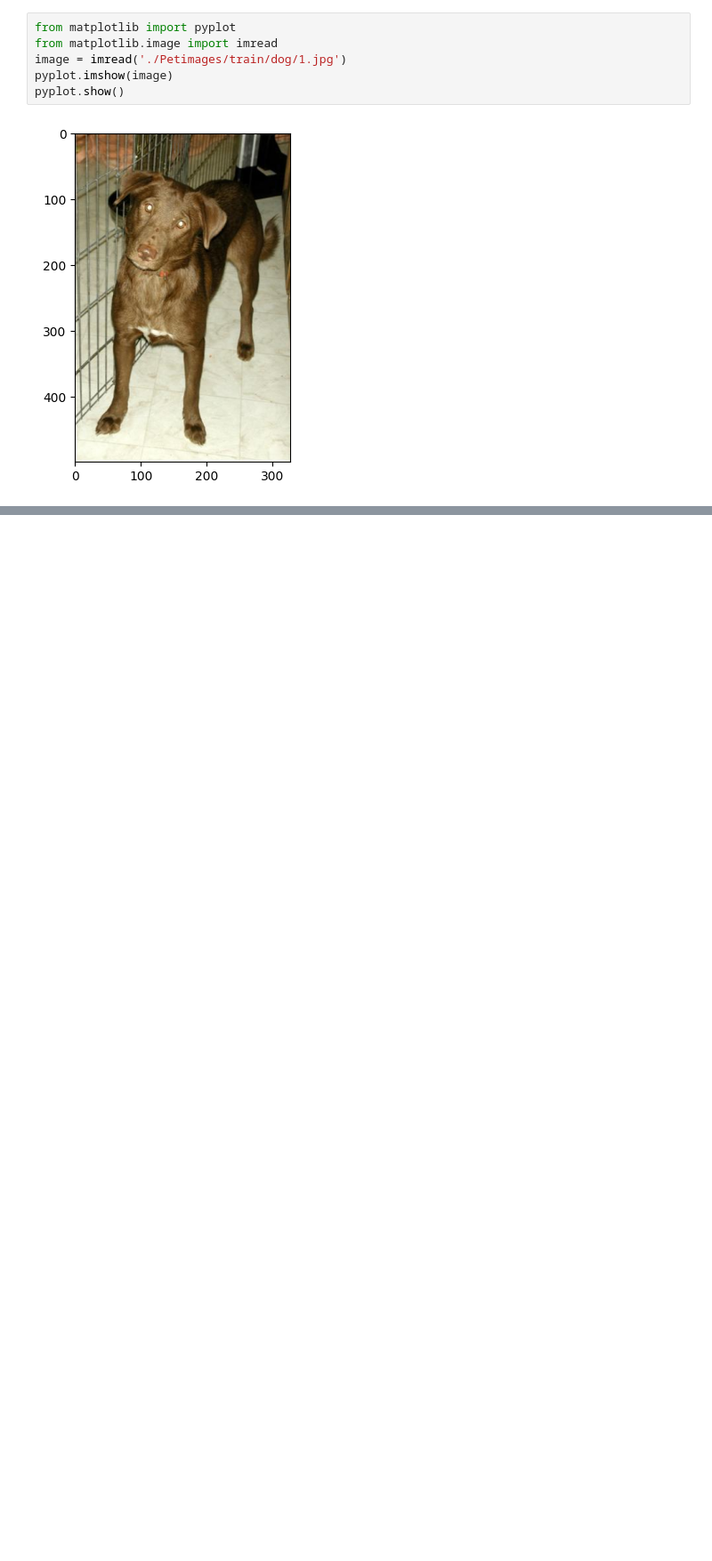
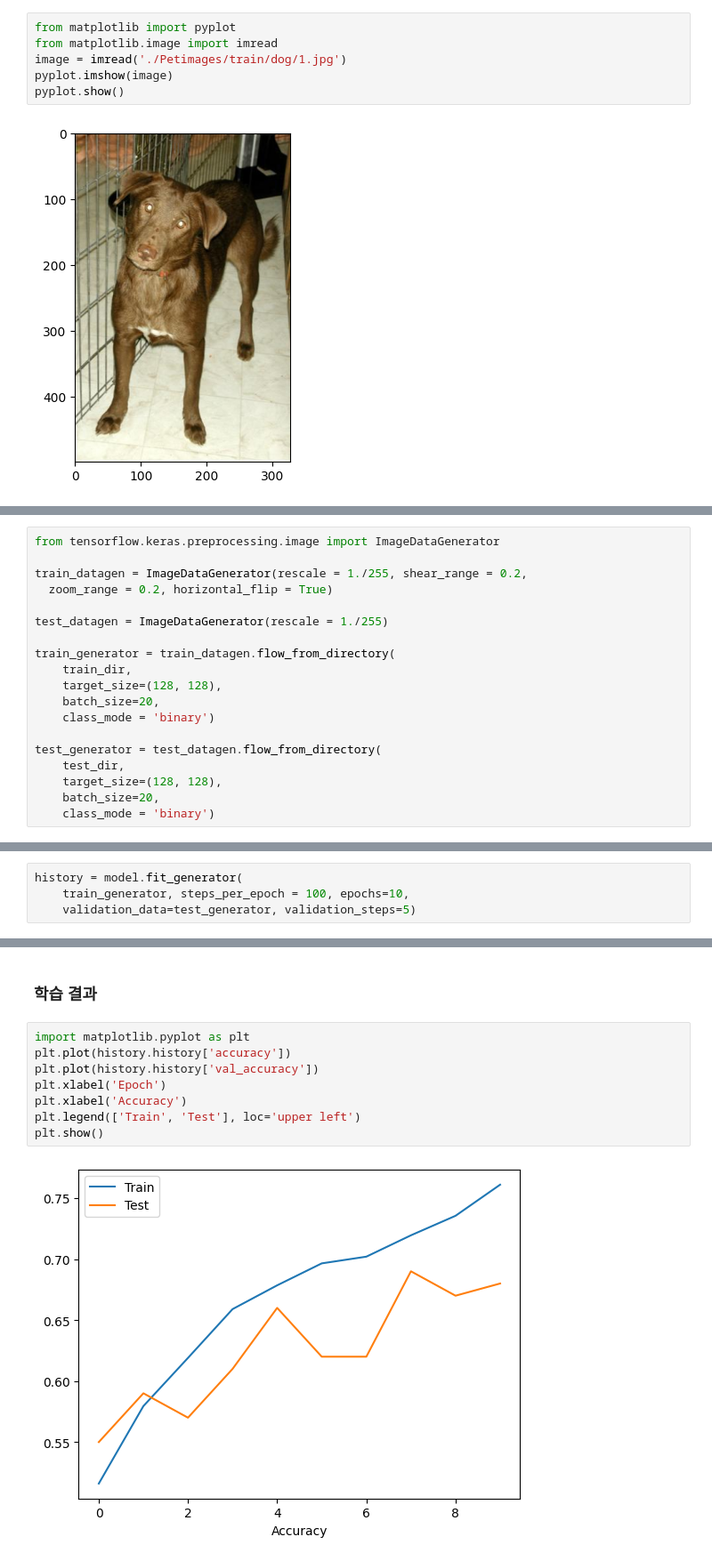
Before and after one commit to jsh00325/Machine_Learning_Application, a Jupyter notebook: Chapter16. 영상 인식/dog_vs_cat.ipynb, the cells around one changed output, grey strips where cells are left out. Shown: that part at 89% size. Drawn from its saved outputs; the diff is of its cells as text; blank space fills up the shorter version.

```diff
--- a/Chapter16. 영상 인식/dog_vs_cat.ipynb
+++ b/Chapter16. 영상 인식/dog_vs_cat.ipynb
@@ -8,0 +29,19 @@ pyplot.show()
+# %%
+from tensorflow.keras.preprocessing.image import ImageDataGenerator
+
+train_datagen = ImageDataGenerator(rescale = 1./255, shear_range = 0.2,
+  zoom_range = 0.2, horizontal_flip = True)
+
+test_datagen = ImageDataGenerator(rescale = 1./255)
+
+train_generator = train_datagen.flow_from_directory(
+    train_dir,
+    target_size=(128, 128),
+    batch_size=20,
+    class_mode = 'binary')
+
+test_generator = test_datagen.flow_from_directory(
+    test_dir,
+    target_size=(128, 128),
+    batch_size=20,
+    class_mode = 'binary')
@@ -8,0 +53,4 @@ pyplot.show()
+# %%
+history = model.fit_generator(
+    train_generator, steps_per_epoch = 100, epochs=10,
+    validation_data=test_generator, validation_steps=5)
@@ -8,0 +78,12 @@ pyplot.show()
+# %% [markdown]
+### 학습 결과
+# %%
+import matplotlib.pyplot as plt
+plt.plot(history.history['accuracy'])
+plt.plot(history.history['val_accuracy'])
+plt.xlabel('Epoch')
+plt.xlabel('Accuracy')
+plt.legend(['Train', 'Test'], loc='upper left')
+plt.show()
+# %% [output]
+[figure, added]
```
Also changed, not shown: parts of 6 cells of this notebook, 4 other files.
